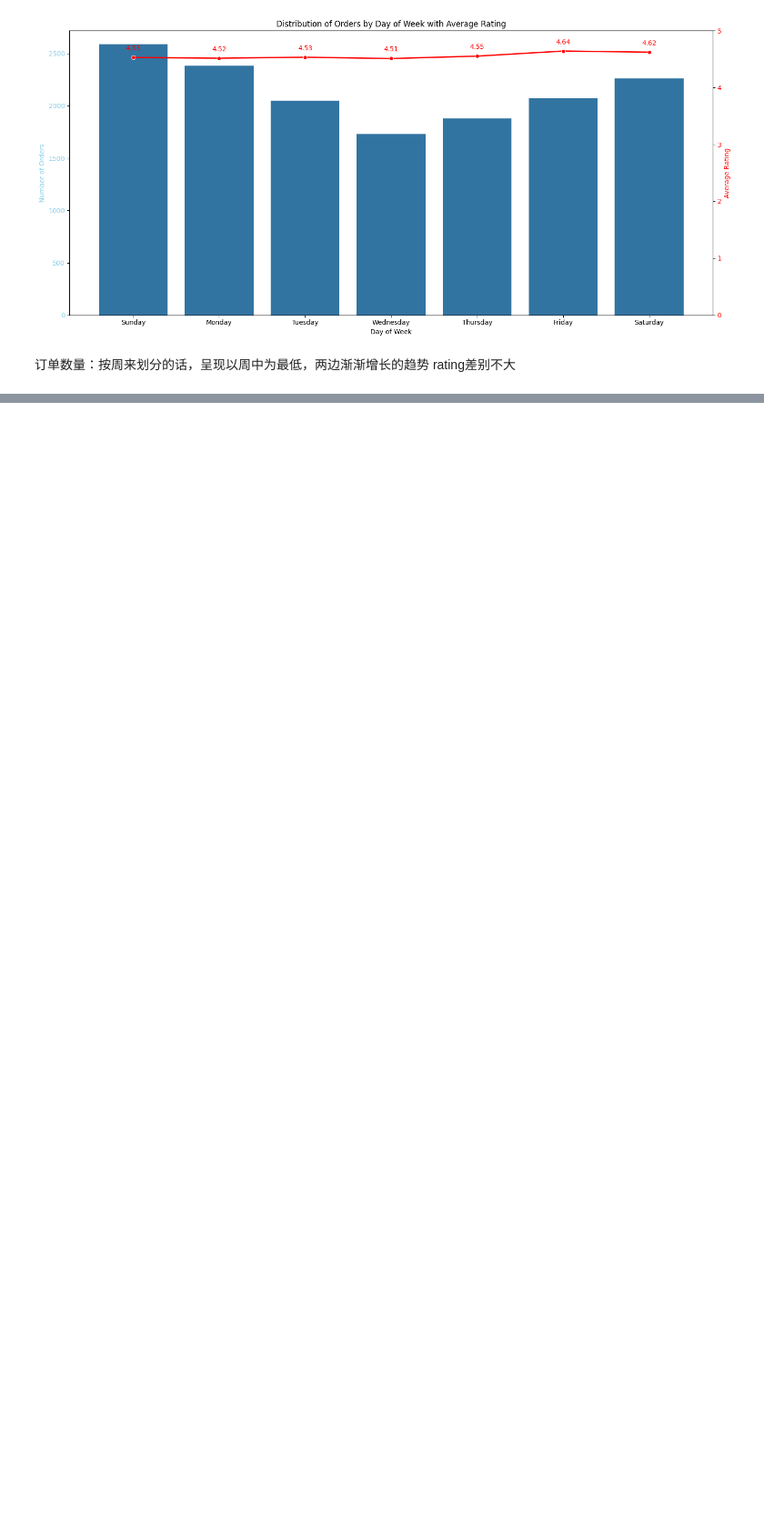
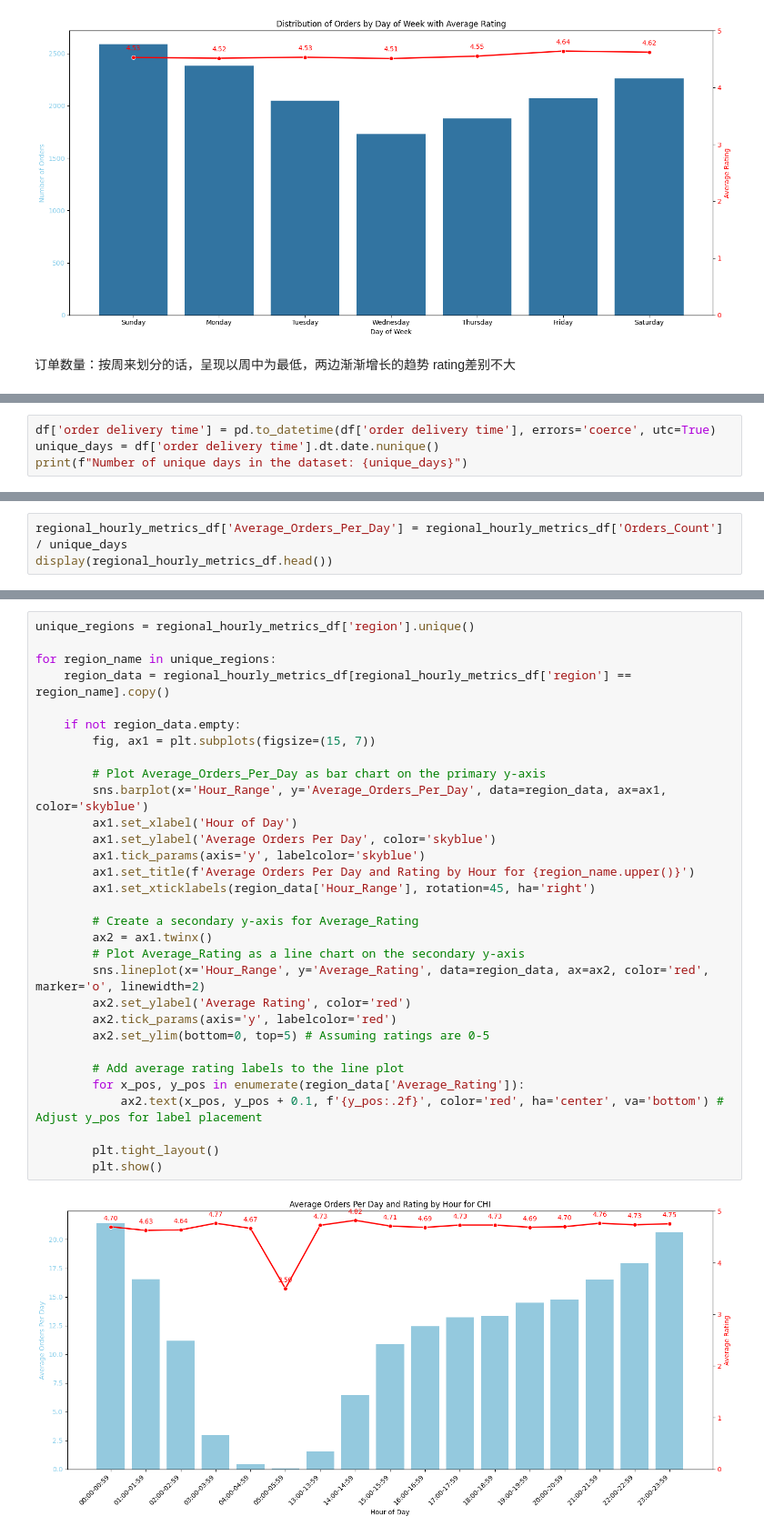
Before and after one commit to PeiZheng224/AI-Powered-Marketing-Content-Pipeline, a Jupyter notebook: instacart_1/takehomefile.ipynb, the cells around one changed output, grey strips where cells are left out. Shown at 91% size. Saved outputs shown, nothing was run; the diff lists cells and outputs as text; blank space fills up the shorter version.

```diff
--- a/instacart_1/takehomefile.ipynb
+++ b/instacart_1/takehomefile.ipynb
@@ -505,0 +743,4 @@ Order ID重复的次数越多，评分越低
+# %%
+df['order delivery time'] = pd.to_datetime(df['order delivery time'], errors='coerce', utc=True)
+unique_days = df['order delivery time'].dt.date.nunique()
+print(f"Number of unique days in the dataset: {unique_days}")
@@ -505,0 +749,3 @@ Order ID重复的次数越多，评分越低
+# %%
+regional_hourly_metrics_df['Average_Orders_Per_Day'] = regional_hourly_metrics_df['Orders_Count'] / unique_days
+display(regional_hourly_metrics_df.head())
@@ -505,0 +759,33 @@ Order ID重复的次数越多，评分越低
+# %%
+unique_regions = regional_hourly_metrics_df['region'].unique()
+
+for region_name in unique_regions:
+    region_data = regional_hourly_metrics_df[regional_hourly_metrics_df['region'] == region_name].copy()
+
+    if not region_data.empty:
+        fig, ax1 = plt.subplots(figsize=(15, 7))
+
+        # Plot Average_Orders_Per_Day as bar chart on the primary y-axis
+        sns.barplot(x='Hour_Range', y='Average_Orders_Per_Day', data=region_data, ax=ax1, color='skyblue')
+        ax1.set_xlabel('Hour of Day')
+        ax1.set_ylabel('Average Orders Per Day', color='skyblue')
+        ax1.tick_params(axis='y', labelcolor='skyblue')
+        ax1.set_title(f'Average Orders Per Day and Rating by Hour for {region_name.upper()}')
+        ax1.set_xticklabels(region_data['Hour_Range'], rotation=45, ha='right')
+
+        # Create a secondary y-axis for Average_Rating
+        ax2 = ax1.twinx()
+        # Plot Average_Rating as a line chart on the secondary y-axis
+        sns.lineplot(x='Hour_Range', y='Average_Rating', data=region_data, ax=ax2, color='red', marker='o', linewidth=2)
+        ax2.set_ylabel('Average Rating', color='red')
+        ax2.tick_params(axis='y', labelcolor='red')
+        ax2.set_ylim(bottom=0, top=5) # Assuming ratings are 0-5
+
+        # Add average rating labels to the line plot
+        for x_pos, y_pos in enumerate(region_data['Average_Rating']):
+            ax2.text(x_pos, y_pos + 0.1, f'{y_pos:.2f}', color='red', ha='center', va='bottom') # Adjust y_pos for label placement
+
+        plt.tight_layout()
+        plt.show()
+# %% [output]
+[figure, added]
```
Also changed, not shown: parts of 19 cells of this notebook.
